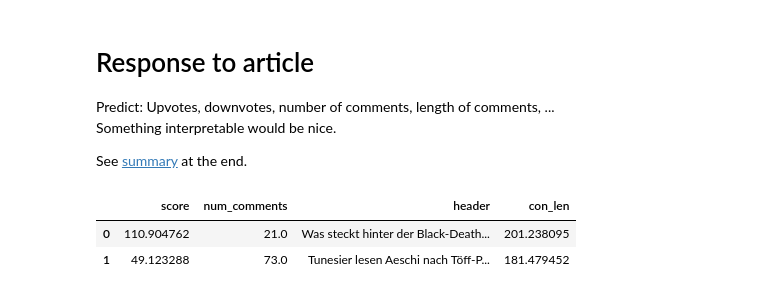
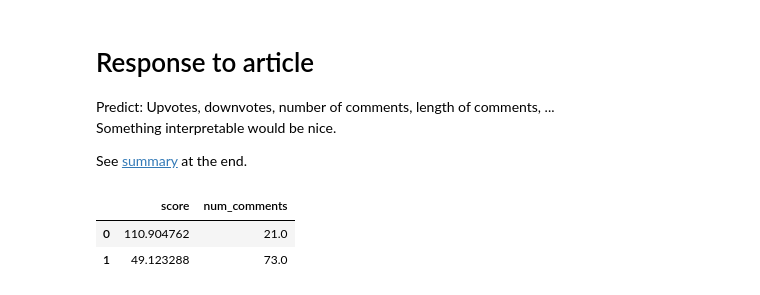
Before and after one commit to fdelia/bots, a Jupyter notebook: 6_predict_response_to_article_stacked.ipynb, the cells around one changed output. Drawn from its saved outputs; the diff is of its cells as text; code cells hidden in the pictures.

```diff
--- a/6_predict_response_to_article_stacked.ipynb
+++ b/6_predict_response_to_article_stacked.ipynb
@@ -23,8 +23,6 @@ import pandas as pd
 df_art = pd.read_csv('articles_2017_09.csv')
 df_com = pd.read_csv('comments_2017_09.csv')
 # %%
-from datetime import datetime
-
 def get_dt_obj(time):
     time = time.replace('am ', '')
     # Make datetime object from string
@@ -44,8 +42,8 @@ df_com['time_since_epoch'] = df_com['time_dt'].apply(time_since_epoch)
 df_com['hour'] = df_com['time_dt'].apply(get_hour_of_day)
 df_com['weekday'] = df_com['time_dt'].apply(get_weekday) # 0 = Monday
 df_com['is_answer'] = df_com['tit'].apply(lambda x: str(x).startswith('@'))
-df_com['con_len'] = df_com['con'].apply(lambda x: len(x))
-df_com['con_num_words'] = df_com['con'].apply(lambda x: len(x.split()))
+#df_com['con_len'] = df_com['con'].apply(len)
+#df_com['con_num_words'] = df_com['con'].apply(lambda x: len(x.split()))
 df_com['score'] = df_com['vup'] - df_com['vdo']
 df_com['activity'] = df_com['vup'] + df_com['vdo']
 
@@ -63,39 +61,43 @@ df_art['cat'] = df_art['link'].apply(get_category)
 df_art['cat_copy'] = df_art['cat']
 df_art = pd.get_dummies(df_art, columns=['cat'])
 
-df_art['header_len'] = df_art['header'].apply(lambda x: len(x))
+#df_art['header'] = df_art['header'].str.lower()
+#df_art['sub'] = df_art['sub'].str.lower()
+#df_art['text'] = df_art['text'].str.lower()
+df_art['header_len'] = df_art['header'].apply(len)
+df_art['sub_len'] = df_art['sub'].apply(lambda x: len(str(x)))
 df_art['text_len'] = df_art['text'].apply(lambda x: len(str(x)))
 df_art['text_num_words'] = df_art['text'].apply(lambda x: len(str(x).split()))
 df_art['text_n_periods'] = df_art['text'].apply(lambda x: len(str(x).split('.')))
 
 # Left inner join
-df_merge = pd.merge(left=df_com, right=df_art, left_on='tId', right_on='tId')
+df_merge = pd.merge(left=df_com[['tId', 'score', 'activity', 'time_since_epoch', 'weekday', 'hour']], right=df_art, left_on='tId', right_on='tId')
 
 # Remove rows with missing values
 # use .count() to check for missing values
 df_merge.dropna(axis=0, how='any', inplace=True)
 
 # Get order of comments per article
 df_merge = df_merge.sort_values(['tId', 'time_since_epoch']).groupby('tId')
 
 # Get article specific statistics, group = article
 def get_art_statistics(group):
     first = group.iloc[:1]['time_since_epoch']
     group['art_first_weekday'] = group.iloc[:1]['weekday']
     group['art_first_hour'] = group.iloc[:1]['hour']
 
     group['time_since_first'] = group['time_since_epoch'].apply(lambda x: (x - first) / 3600)
 
     group['art_score_sum'] = group['score'].sum()
     group['art_activity_sum'] = group['activity'].sum()
 
     return group
 
 df_merge = df_merge.apply(get_art_statistics)
 df_merge = df_merge.groupby('tId').mean().reset_index()
 df_merge = df_merge.merge(df_art[['tId', 'header', 'sub', 'text']], on='tId')
-df_merge.head(2)[['score', 'num_comments', 'header', 'con_len']]
+df_merge.head(2)[['score', 'num_comments']]
 # %% [output]
-|  | score | num_comments | header | con_len |
-| 0 | 110.904762 | 21.0 | Was steckt hinter der Black-Death... | 201.238095 |
-| 1 | 49.123288 | 73.0 | Tunesier lesen Aeschi nach Töff-P... | 181.479452 |
+|  | score | num_comments |
+| 0 | 110.904762 | 21.0 |
+| 1 | 49.123288 | 73.0 |
```
Also changed, not shown: parts of 9 cells of this notebook, 1 other file.
